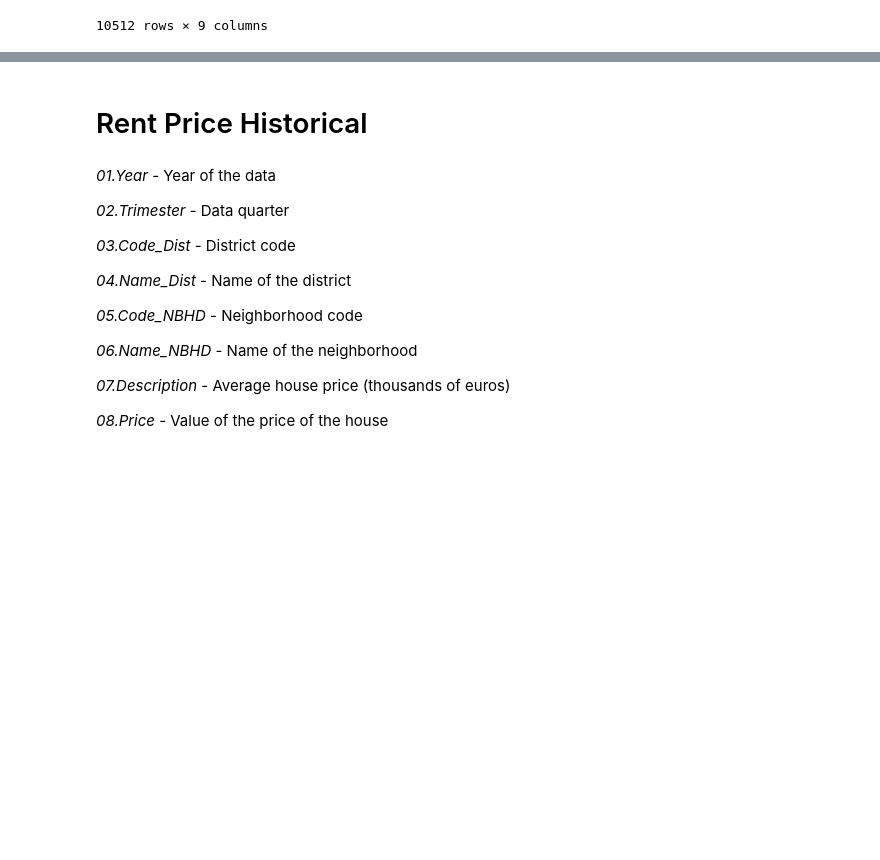
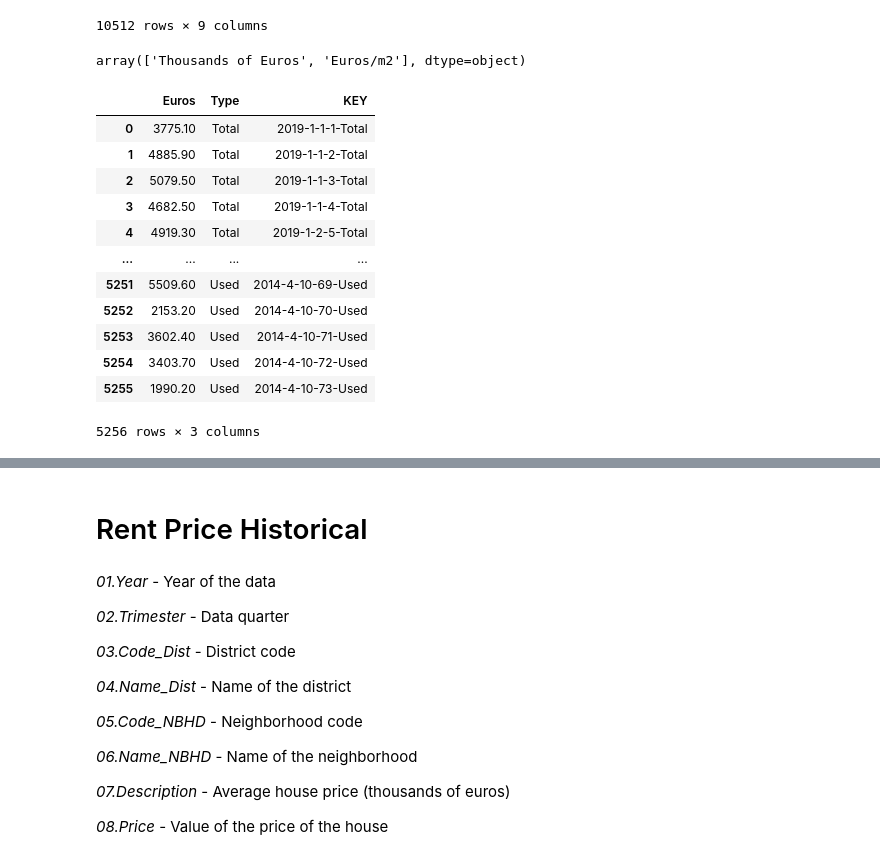
Before and after one commit to MayGodoy/BCN-Data, a Jupyter notebook: notebooks/00.Collect_Datasets.ipynb, the cells around one changed output, grey strips where cells are left out. Saved outputs shown, nothing was run; the diff lists cells and outputs as text; code cells hidden in the pictures; blank space fills up the shorter version.

```diff
--- a/notebooks/00.Collect_Datasets.ipynb
+++ b/notebooks/00.Collect_Datasets.ipynb
@@ -136,3 +136,7 @@ price_hist
 | 10510 | 2014 | 4 | 10 | Sant Martí | 72 | Sant Martí de Provençals | Euros/m2 | 3403.70 | Used |
 | 10511 | 2014 | 4 | 10 | Sant Martí | 73 | la Verneda i la Pau | Euros/m2 | 1990.20 | Used |
 10512 rows × 9 columns
+# %%
+price_hist.Description.unique()
+# %% [output]
+array(['Thousands of Euros', 'Euros/m2'], dtype=object)
@@ -138,0 +151,17 @@ price_hist
+# %%
+e = e.iloc[:,-3:]
+e
+# %% [output]
+|  | Euros | Type | KEY |
+| 0 | 3775.10 | Total | 2019-1-1-1-Total |
+| 1 | 4885.90 | Total | 2019-1-1-2-Total |
+| 2 | 5079.50 | Total | 2019-1-1-3-Total |
+| 3 | 4682.50 | Total | 2019-1-1-4-Total |
+| 4 | 4919.30 | Total | 2019-1-2-5-Total |
+| ... | ... | ... | ... |
+| 5251 | 5509.60 | Used | 2014-4-10-69-Used |
+| 5252 | 2153.20 | Used | 2014-4-10-70-Used |
+| 5253 | 3602.40 | Used | 2014-4-10-71-Used |
+| 5254 | 3403.70 | Used | 2014-4-10-72-Used |
+| 5255 | 1990.20 | Used | 2014-4-10-73-Used |
+5256 rows × 3 columns
```
Also changed, not shown: parts of 5 cells of this notebook, 1 other file.
